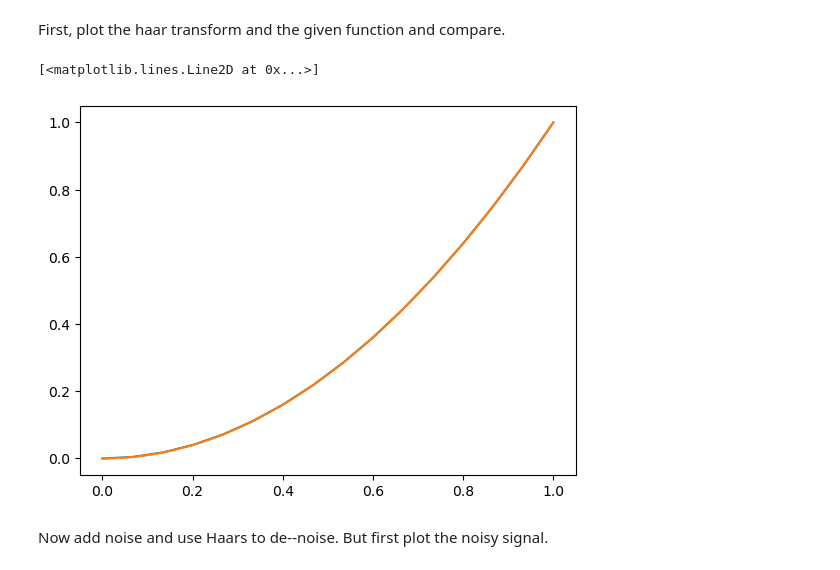
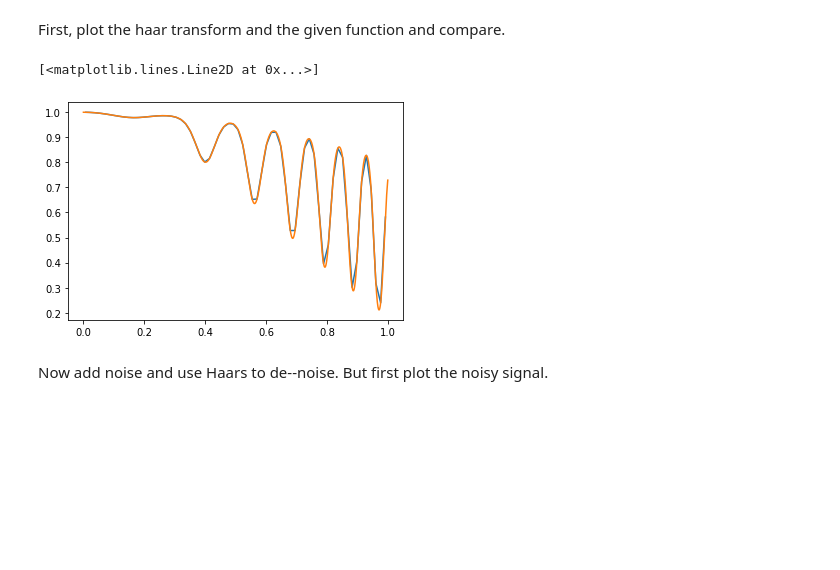
Before and after one commit to robrahm/PDE-Solvers, a Jupyter notebook: Solvers/Untitled.ipynb, the cells around one changed output. Cells and saved outputs as stored; diff of their text form; code cells hidden in the pictures; blank space fills up the shorter version.

```diff
--- a/Solvers/Untitled.ipynb
+++ b/Solvers/Untitled.ipynb
@@ -6,42 +7,26 @@ from My_Solvers.pde_solvers import fdm
-# %%
-def create_haar(Y):
-    N = int(math.log2(Y.size))
-    A = np.zeros((N + 1, 2**N))
-    A[0,:] = Y
-    for M in range(1, N + 1):
-        L = 2**M
-        k = 0
-        while k*L < 2**N:
-            A[M, k*L: (k+1)*L] = .5 * (A[M - 1, k*L] + A[M-1, (k+1)*L - 1])
-            k += 1
-    H = A[:-1,] - A[1:,]
-    m = 1/2**np.arange(N - 1,-1,-1)
-    m = m.reshape(N, 1)
-    C = np.sqrt(m) * H
-
-    return A, H, C
 # %%
 def f(x):
     #return np.where(x < 0.25, 1, 2)
-    #return np.cos(x)**np.exp(np.cos(40*x**2))
-    return x**2
-Num = 7
-Y = f(np.linspace(0,1,2**(Num)))
+    return np.cos(x)**np.exp(np.cos(40*x**2))
+    #return x**2
+Num = 6
+N = 2**Num
+X = np.linspace(1/(2*N), 1 - 1/(2*N), N)
+Y = f(X)
 
 A, H, C = create_haar(Y)
 # %% [markdown]
 First, plot the haar transform and the given function and compare.
 # %%
 Z = np.zeros(H.shape[1])
-X = np.linspace(0,1,Z.size)
 for k in range(H.shape[0]):
     Z += H[k,:]
 Z += A[-1,:]
 plt.plot(X, Z)
 plt.plot(np.linspace(0,1, 2**(16)), f(np.linspace(0,1, 2**(16))))
 # %% [output]
 [<matplotlib.lines.Line2D at 0x...>]
-[figure, old version]
+[figure, new version]
 # %% [markdown]
 Now add noise and use Haars to de--noise. But first plot the noisy signal.
 # %%
```
Also changed, not shown: parts of 5 cells of this notebook, 1 other file.
